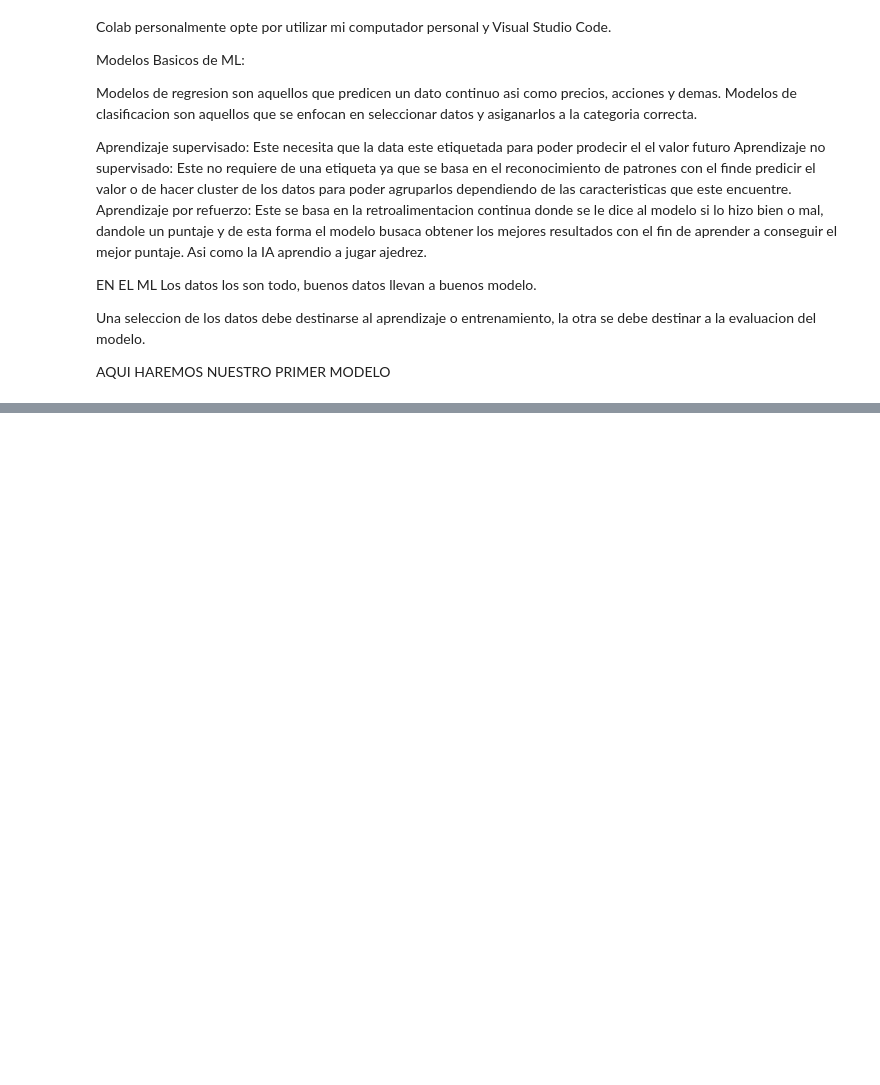
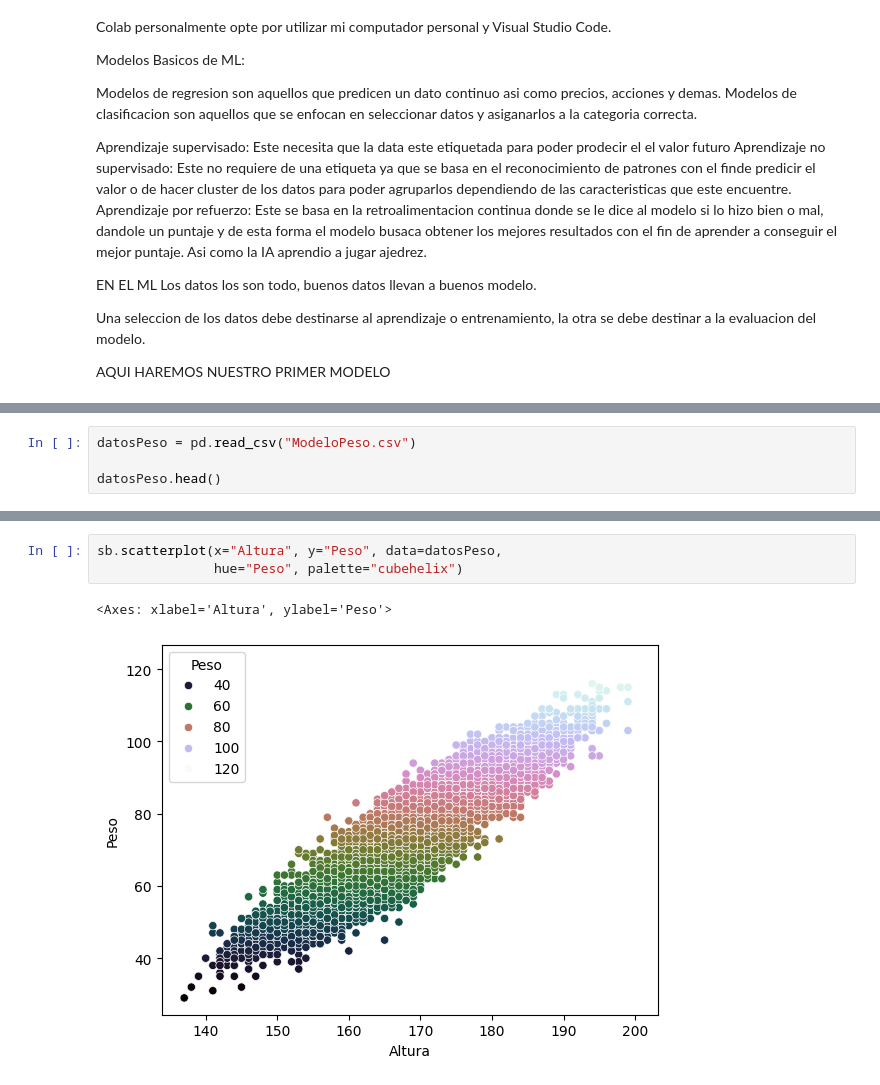
Before and after one commit to Jrincon1402/CursoIA_Domestika, a Jupyter notebook: SeccionPrimerosModelos.ipynb, the cells around one changed output, grey strips where cells are left out. Saved outputs shown, nothing was run; the diff lists cells and outputs as text; blank space fills up the shorter version.

```diff
--- a/SeccionPrimerosModelos.ipynb
+++ b/SeccionPrimerosModelos.ipynb
@@ -22,0 +99,4 @@ AQUI HAREMOS NUESTRO PRIMER MODELO
+# %%
+datosPeso = pd.read_csv("ModeloPeso.csv")
+
+datosPeso.head()
@@ -22,0 +110,6 @@ AQUI HAREMOS NUESTRO PRIMER MODELO
+# %%
+sb.scatterplot(x="Altura", y="Peso", data=datosPeso,
+               hue="Peso", palette="cubehelix")
+# %% [output]
+<Axes: xlabel='Altura', ylabel='Peso'>
+[figure, added]
```
Also changed, not shown: parts of 11 cells of this notebook.
